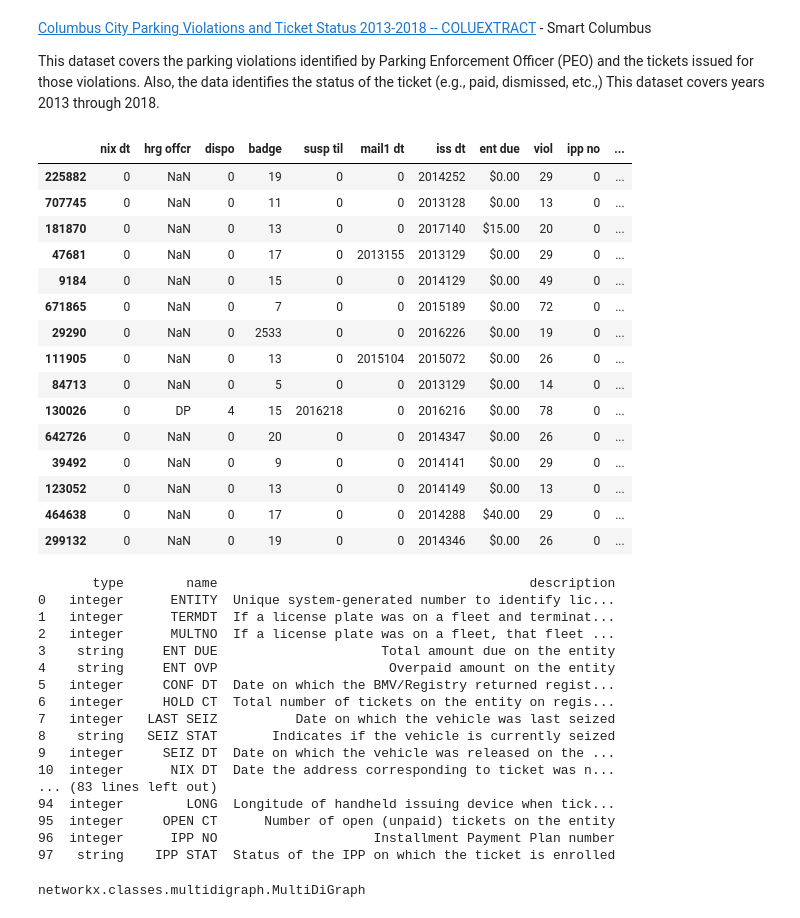
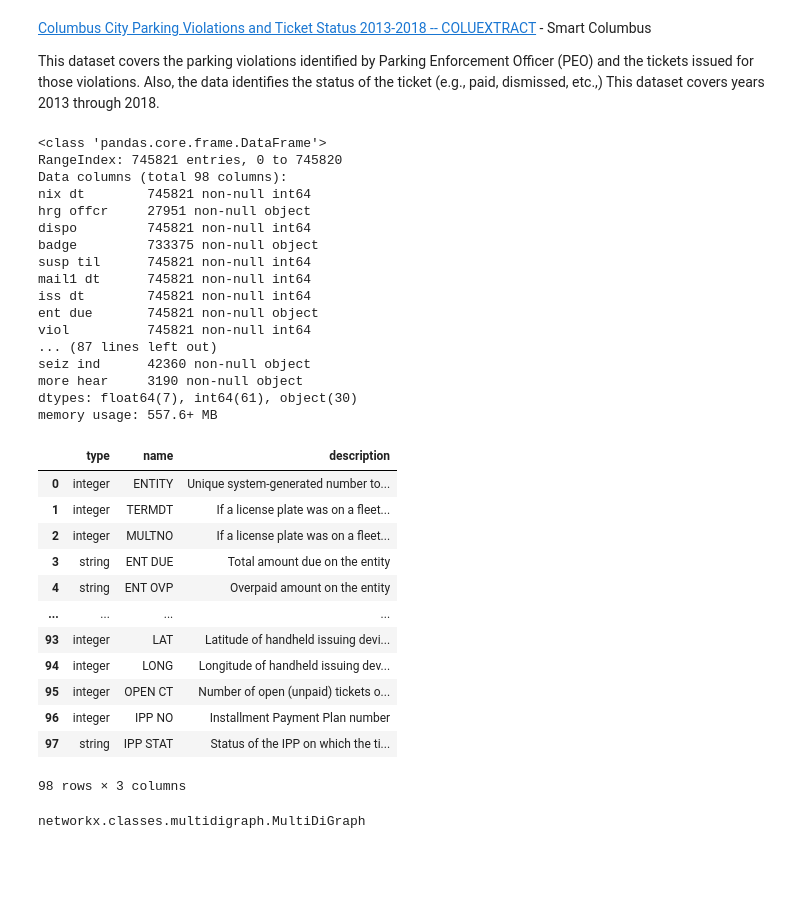
Before and after one commit to osofariu/cmh-parking-tickets, a Jupyter notebook: notebooks/Cmh_Parking_Violation.ipynb, the cells around one changed output. Drawn from its saved outputs; the diff is of its cells as text; code cells hidden in the pictures; blank space fills up the shorter version.

```diff
--- a/notebooks/Cmh_Parking_Violation.ipynb
+++ b/notebooks/Cmh_Parking_Violation.ipynb
@@ -21,47 +21,45 @@ This dataset covers the parking violations identified by Parking Enforcement Off
 parking = pd.read_csv("../data/raw/160c98a1-ad56-4658-8553-5ee8e7d0d953.csv.gz", compression = 'gzip')
 # %%
 pd.set_option('display.max_columns', None)
-parking.sample(15)
+parking.info()
 # %% [output]
-|  | nix dt | hrg offcr | dispo | badge | susp til | mail1 dt | iss dt | ent due | viol | ipp no | ... |
-| 225882 | 0 | NaN | 0 | 19 | 0 | 0 | 2014252 | $0.00 | 29 | 0 | ... |
-| 707745 | 0 | NaN | 0 | 11 | 0 | 0 | 2013128 | $0.00 | 13 | 0 | ... |
-| 181870 | 0 | NaN | 0 | 13 | 0 | 0 | 2017140 | $15.00 | 20 | 0 | ... |
-| 47681 | 0 | NaN | 0 | 17 | 0 | 2013155 | 2013129 | $0.00 | 29 | 0 | ... |
-| 9184 | 0 | NaN | 0 | 15 | 0 | 0 | 2014129 | $0.00 | 49 | 0 | ... |
-| 671865 | 0 | NaN | 0 | 7 | 0 | 0 | 2015189 | $0.00 | 72 | 0 | ... |
-| 29290 | 0 | NaN | 0 | 2533 | 0 | 0 | 2016226 | $0.00 | 19 | 0 | ... |
-| 111905 | 0 | NaN | 0 | 13 | 0 | 2015104 | 2015072 | $0.00 | 26 | 0 | ... |
-| 84713 | 0 | NaN | 0 | 5 | 0 | 0 | 2013129 | $0.00 | 14 | 0 | ... |
-| 130026 | 0 | DP | 4 | 15 | 2016218 | 0 | 2016216 | $0.00 | 78 | 0 | ... |
-| 642726 | 0 | NaN | 0 | 20 | 0 | 0 | 2014347 | $0.00 | 26 | 0 | ... |
-| 39492 | 0 | NaN | 0 | 9 | 0 | 0 | 2014141 | $0.00 | 29 | 0 | ... |
-| 123052 | 0 | NaN | 0 | 13 | 0 | 0 | 2014149 | $0.00 | 13 | 0 | ... |
-| 464638 | 0 | NaN | 0 | 17 | 0 | 0 | 2014288 | $40.00 | 29 | 0 | ... |
-| 299132 | 0 | NaN | 0 | 19 | 0 | 0 | 2014346 | $0.00 | 26 | 0 | ... |
+<class 'pandas.core.frame.DataFrame'>
+RangeIndex: 745821 entries, 0 to 745820
+Data columns (total 98 columns):
+nix dt        745821 non-null int64
+hrg offcr     27951 non-null object
+dispo         745821 non-null int64
+badge         733375 non-null object
+susp til      745821 non-null int64
+mail1 dt      745821 non-null int64
+iss dt        745821 non-null int64
+ent due       745821 non-null object
+viol          745821 non-null int64
+... (87 lines left out)
+seiz ind      42360 non-null object
+more hear     3190 non-null object
+dtypes: float64(7), int64(61), object(30)
+memory usage: 557.6+ MB
 # %%
 dictionary = pd.read_json("https://data.smartcolumbusos.com/api/v1/dataset/160c98a1-ad56-4658-8553-5ee8e7d0d953/dictionary")
 
-pd.set_option('display.max_rows', None)
-print(dictionary)
+
+# pd.set_option('display.max_colwidth', -1)
+dictionary
 # %% [output]
+|  | type | name | description |
+| 0 | integer | ENTITY | Unique system-generated number to... |
+| 1 | integer | TERMDT | If a license plate was on a fleet... |
+| 2 | integer | MULTNO | If a license plate was on a fleet... |
+| 3 | string | ENT DUE | Total amount due on the entity |
+| 4 | string | ENT OVP | Overpaid amount on the entity |
+| ... | ... | ... | ... |
+| 93 | integer | LAT | Latitude of handheld issuing devi... |
+| 94 | integer | LONG | Longitude of handheld issuing dev... |
+| 95 | integer | OPEN CT | Number of open (unpaid) tickets o... |
+| 96 | integer | IPP NO | Installment Payment Plan number |
+| 97 | string | IPP STAT | Status of the IPP on which the ti... |
-       type        name                                        description
-0   integer      ENTITY  Unique system-generated number to identify lic...
-1   integer      TERMDT  If a license plate was on a fleet and terminat...
-2   integer      MULTNO  If a license plate was on a fleet, that fleet ...
-3    string     ENT DUE                     Total amount due on the entity
-4    string     ENT OVP                      Overpaid amount on the entity
-5   integer     CONF DT  Date on which the BMV/Registry returned regist...
-6   integer     HOLD CT  Total number of tickets on the entity on regis...
-7   integer   LAST SEIZ          Date on which the vehicle was last seized
-8    string   SEIZ STAT       Indicates if the vehicle is currently seized
-9   integer     SEIZ DT  Date on which the vehicle was released on the ...
-10  integer      NIX DT  Date the address corresponding to ticket was n...
-... (83 lines left out)
-94  integer        LONG  Longitude of handheld issuing device when tick...
-95  integer     OPEN CT      Number of open (unpaid) tickets on the entity
-96  integer      IPP NO                    Installment Payment Plan number
-97   string    IPP STAT  Status of the IPP on which the ticket is enrolled
+98 rows × 3 columns
 # %%
 G = ox.graph_from_place('Columbus, Ohio, USA', network_type='drive')
 # %%
```
Also changed, not shown: parts of 8 cells of this notebook, 4 other files.
